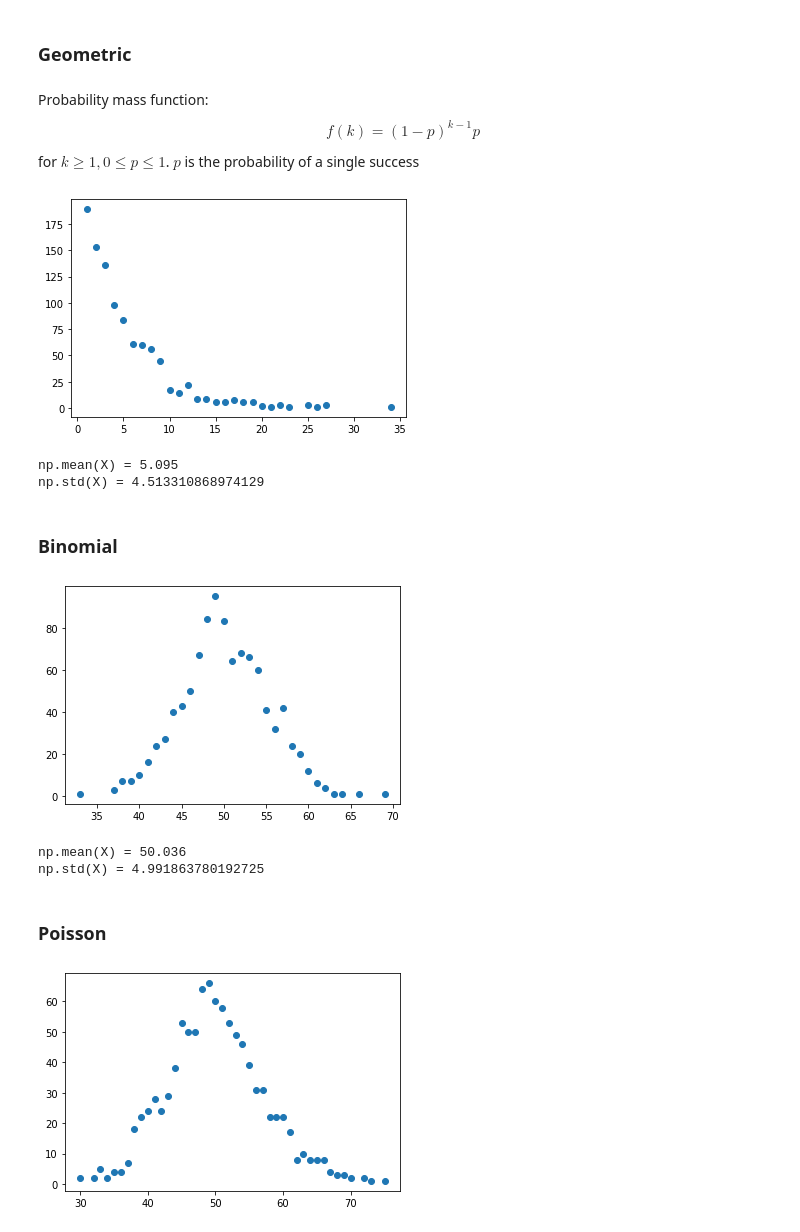
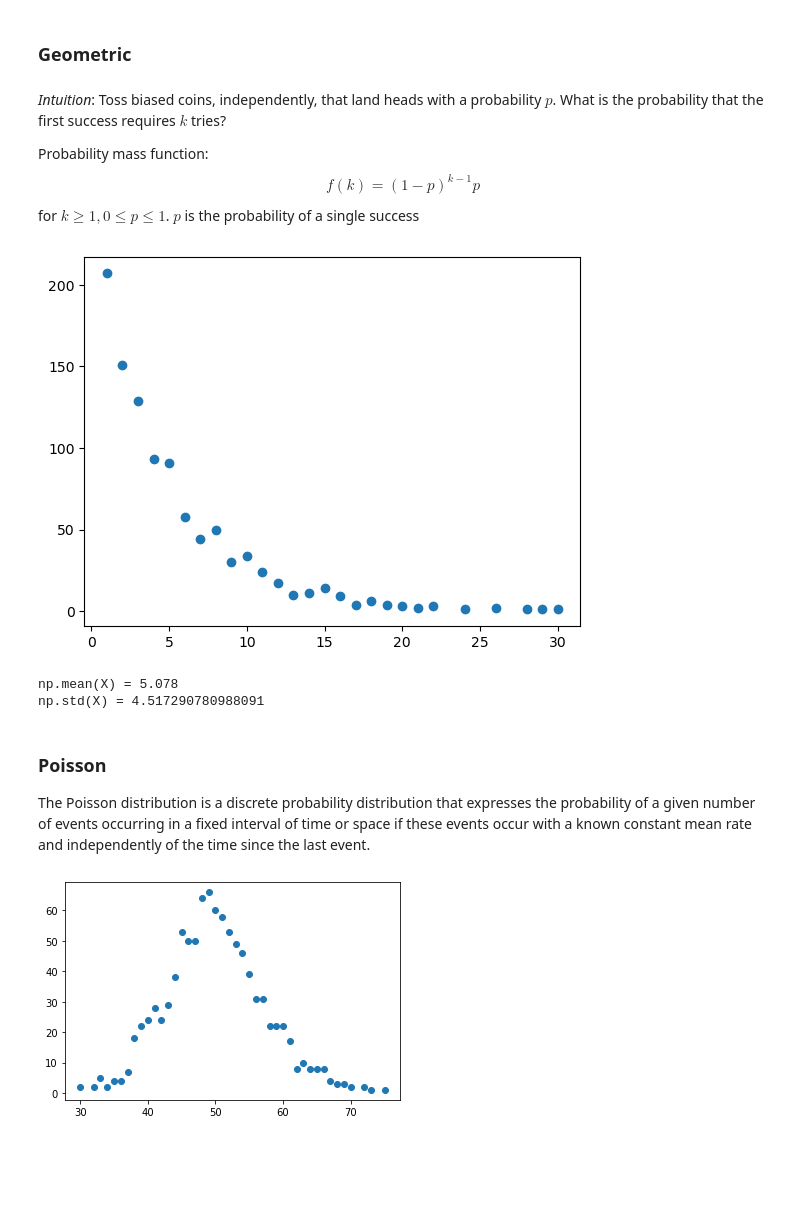
Before and after one commit to zademn/netsci-labs, a Jupyter notebook: Lab1-Intro/probs_recap.ipynb, the cells around one changed output. Saved outputs shown, nothing was run; the diff lists cells and outputs as text; code cells hidden in the pictures; blank space fills up the shorter version.

```diff
--- a/Lab1-Intro/probs_recap.ipynb
+++ b/Lab1-Intro/probs_recap.ipynb
@@ -204,38 +130,27 @@ plt.show()
 # %% [markdown]
 ### Geometric
 # %% [markdown]
+*Intuition*: Toss biased coins, independently, that land heads with a probability $p$. What is the probability that the first success requires $k$ tries?
+
 Probability mass function:
 $$f(k) = (1 - p)^{k-1}p$$
 for $k \geq 1, 0 \leq p \leq 1$. $p$ is the probability of a single success
 # %%
 ## Numpy
 
-X = np.random.geometric(p = .2, size = 1000) # p = probability of success
+X = np.random.geometric(p=0.2, size=1000)  # p = probability of success
 
-values, counts= np.unique(X, return_counts=True)
+values, counts = np.unique(X, return_counts=True)
 plt.scatter(values, counts)
 plt.show()
 print(f"{np.mean(X) = }")
 print(f"{np.std(X) = }")
 # %% [output]
-[figure, old version]
+[figure, new version]
-np.mean(X) = 5.095
-np.std(X) = 4.513310868974129
+np.mean(X) = 5.078
+np.std(X) = 4.517290780988091
-# %% [markdown]
-### Binomial
-# %%
-n, p = 100, .5  # number of trials, probability of each trial
-X = np.random.binomial(n, p, 1000)
-
-values, counts= np.unique(X, return_counts=True)
-plt.scatter(values, counts)
-plt.show()
-print(f"{np.mean(X) = }")
-print(f"{np.std(X) = }")
-# %% [output]
-[figure, old version]
-np.mean(X) = 50.036
-np.std(X) = 4.991863780192725
 # %% [markdown]
 ### Poisson
+
+The Poisson distribution is a discrete probability distribution that expresses the probability of a given number of events occurring in a fixed interval of time or space if these events occur with a known constant mean rate and independently of the time since the last event.
 # %%
```
Also changed, not shown: parts of 38 cells of this notebook, 5 other files.
